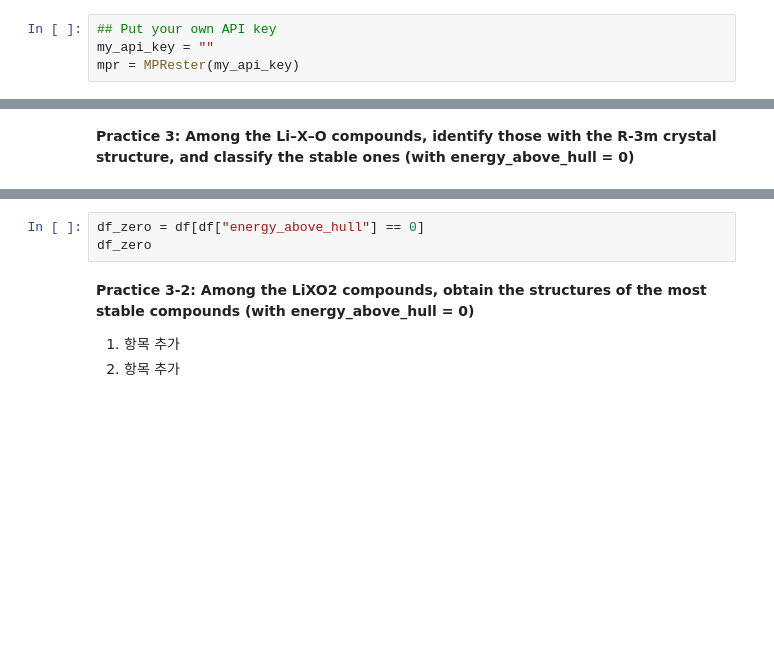
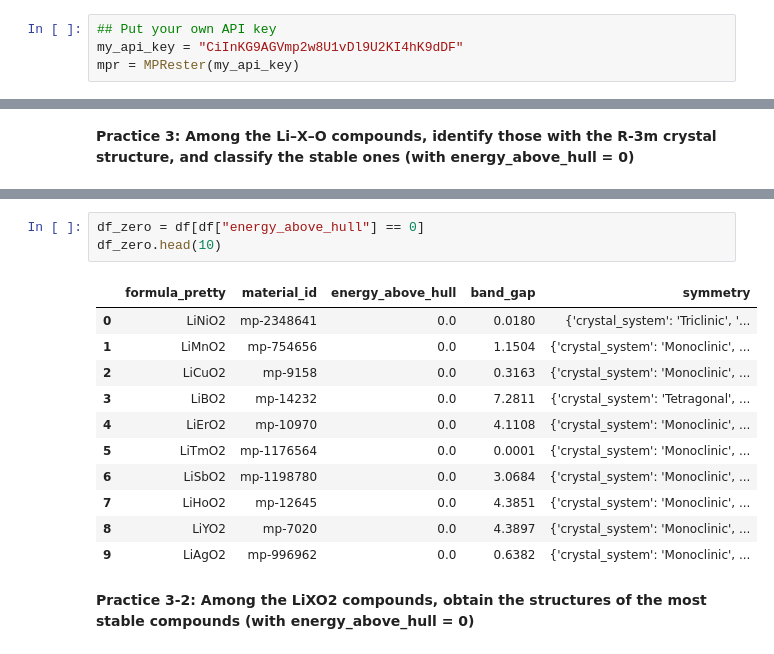
Before and after one commit to RealBack1/practice, a Jupyter notebook: Class/online_section_1/2025_2_Hands_on_session1_practice.ipynb, the cells around one changed output, grey strips where cells are left out. Cells and saved outputs as stored; diff of their text form; blank space fills up the shorter version.

```diff
--- a/Class/online_section_1/2025_2_Hands_on_session1_practice.ipynb
+++ b/Class/online_section_1/2025_2_Hands_on_session1_practice.ipynb
@@ -35,7 +53,7 @@ from mp_api.client import MPRester
 import pandas as pd
 # %%
 ## Put your own API key
-my_api_key = ""
+my_api_key = "CiInKG9AGVmp2w8U1vDl9U2KI4hK9dDF"
 mpr = MPRester(my_api_key)
 # %%
 list_of_available_fields = mpr.materials.summary.available_fields
@@ -77,11 +137,20 @@ df
 # %%
 df_zero = df[df["energy_above_hull"] == 0]
-df_zero
+df_zero.head(10)
+# %% [output]
+|  | formula_pretty | material_id | energy_above_hull | band_gap | symmetry |
+| 0 | LiNiO2 | mp-2348641 | 0.0 | 0.0180 | {'crystal_system': 'Triclinic', '... |
+| 1 | LiMnO2 | mp-754656 | 0.0 | 1.1504 | {'crystal_system': 'Monoclinic', ... |
+| 2 | LiCuO2 | mp-9158 | 0.0 | 0.3163 | {'crystal_system': 'Monoclinic', ... |
+| 3 | LiBO2 | mp-14232 | 0.0 | 7.2811 | {'crystal_system': 'Tetragonal', ... |
+| 4 | LiErO2 | mp-10970 | 0.0 | 4.1108 | {'crystal_system': 'Monoclinic', ... |
+| 5 | LiTmO2 | mp-1176564 | 0.0 | 0.0001 | {'crystal_system': 'Monoclinic', ... |
+| 6 | LiSbO2 | mp-1198780 | 0.0 | 3.0684 | {'crystal_system': 'Monoclinic', ... |
+| 7 | LiHoO2 | mp-12645 | 0.0 | 4.3851 | {'crystal_system': 'Monoclinic', ... |
+| 8 | LiYO2 | mp-7020 | 0.0 | 4.3897 | {'crystal_system': 'Monoclinic', ... |
+| 9 | LiAgO2 | mp-996962 | 0.0 | 0.6382 | {'crystal_system': 'Monoclinic', ... |
 # %% [markdown]
 **Practice 3-2: Among the LiXO2 compounds, obtain the structures of the most stable compounds (with energy_above_hull = 0)**
-
-1.   항목 추가
-2.   항목 추가
 # %%
 docs = mpr.materials.summary.search(chemsys="Li-*-O", num_elements=3,formula="ABC2", energy_above_hull=(0,1e-6), fields=list_of_available_fields)
 results = [doc.dict() for doc in docs]
```
Also changed, not shown: parts of 7 cells of this notebook.
